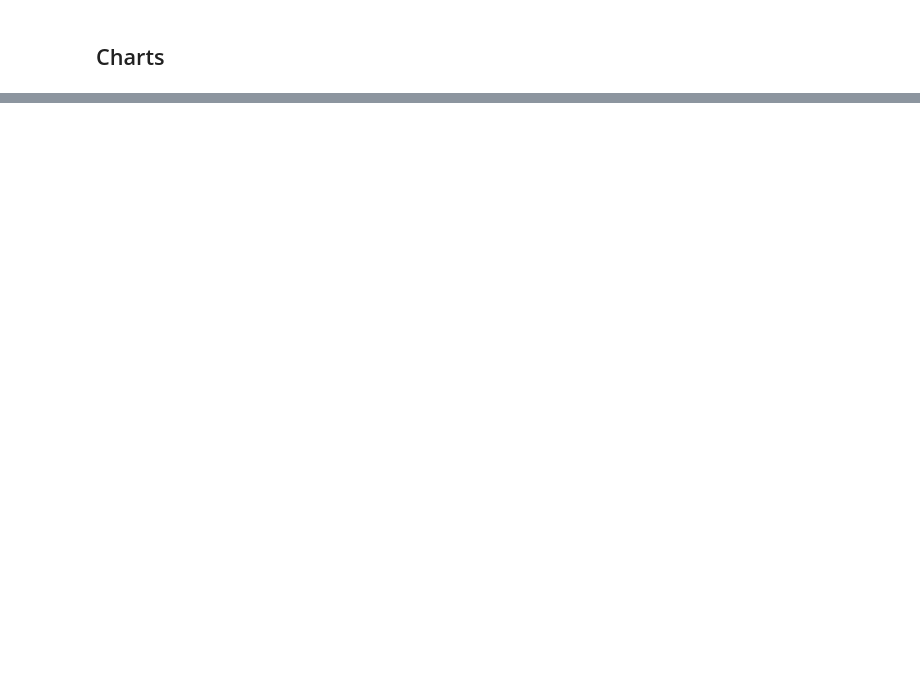
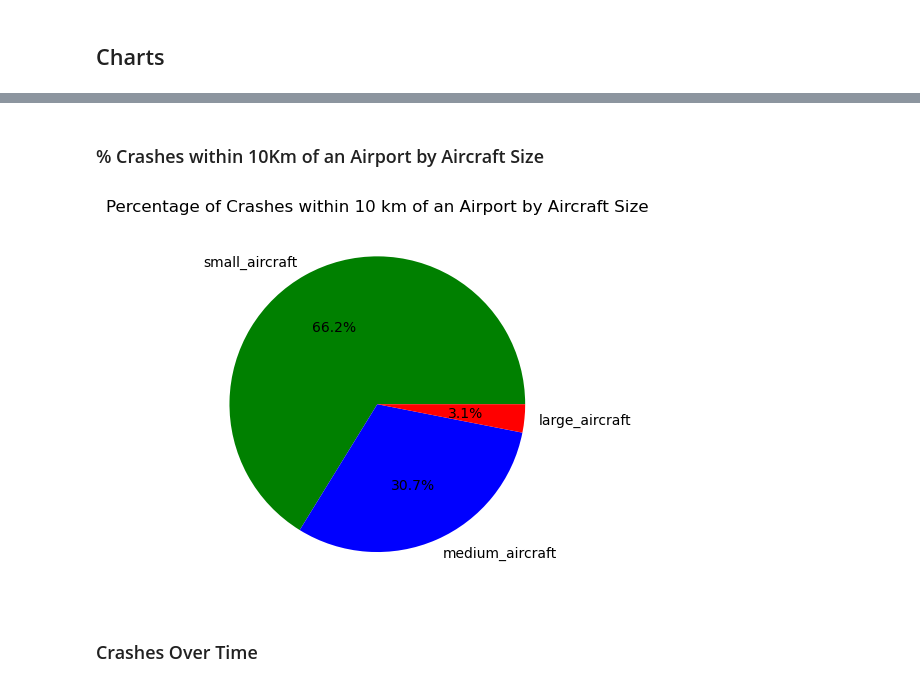
Before and after one commit to Haydnj94/flight-crashes, a Jupyter notebook: findings.ipynb, the cells around one changed output, grey strips where cells are left out. Cells and saved outputs as stored; diff of their text form; code cells hidden in the pictures; blank space fills up the shorter version.

```diff
--- a/findings.ipynb
+++ b/findings.ipynb
@@ -552,0 +569,21 @@ flight_phase_distribution.plot(
+# %% [markdown]
+### % Crashes within 10Km of an Airport by Aircraft Size
+# %%
+# Calculate the counts for each category
+size_cat_pie = df_loc_size['size_cat'].value_counts()
+
+# Create the pie chart
+plt.pie(size_cat_pie,
+        labels=size_cat_counts.index,
+        autopct="%1.1f%%",
+        colors=["green", "blue", "red"])
+
+# Add a title
+plt.title("Percentage of Crashes within 10 km of an Airport by Aircraft Size")
+
+# Display the chart
+plt.show()
+# %% [output]
+[figure, added]
+# %% [markdown]
+### Crashes Over Time
```
Also changed, not shown: parts of 19 cells of this notebook.
